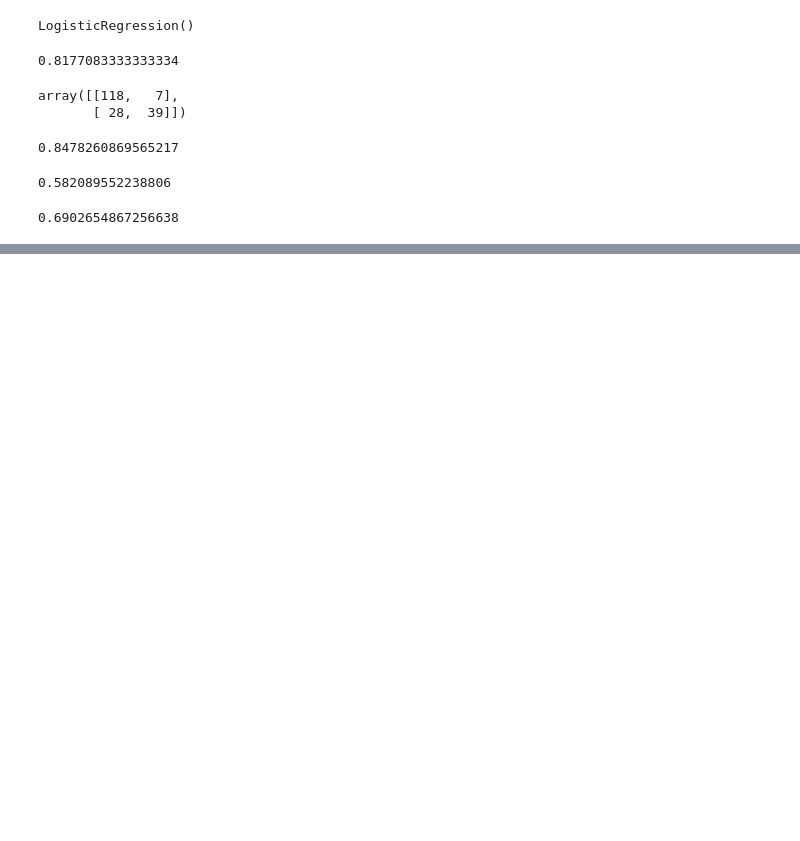
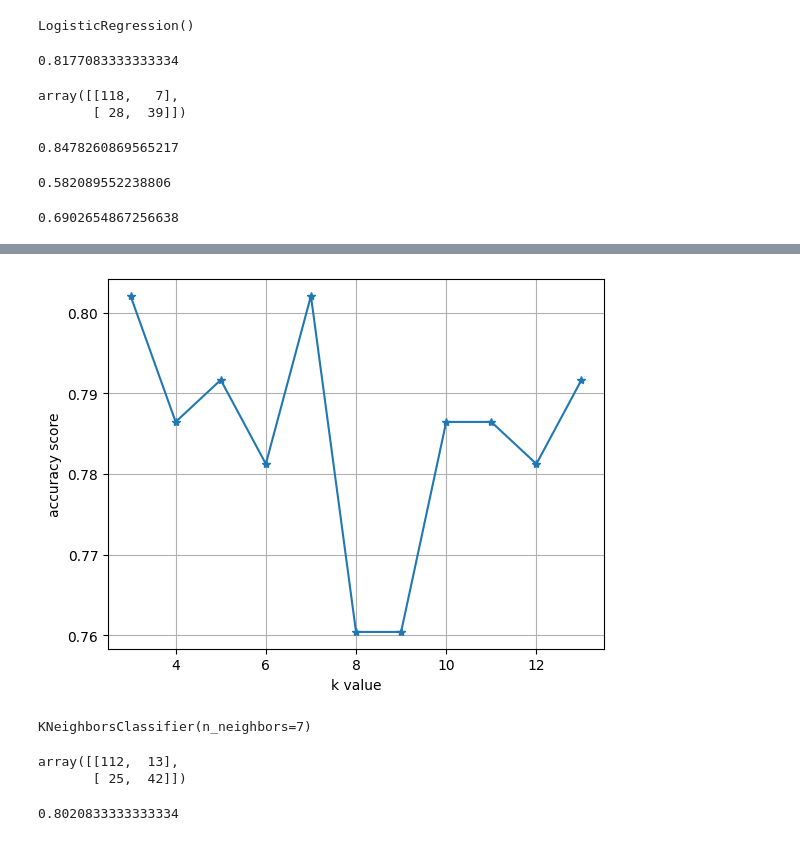
Before and after one commit to AngelB26/ICTAK, a Jupyter notebook: classification.ipynb, the cells around one changed output, grey strips where cells are left out. Cells and saved outputs as stored; diff of their text form; code cells hidden in the pictures; blank space fills up the shorter version.

```diff
--- a/classification.ipynb
+++ b/classification.ipynb
@@ -180,0 +129,10 @@ f1_score(y_test,y_pred)
+# %%
+metric_k=[]#empty list created
+neighbors=np.arange(3,14)
+
+for k in neighbors:
+  classifier=KNeighborsClassifier(n_neighbors=k,metric='minkowski',p=2)#p=1 manhattan,p=2 euclidean based
+  classifier.fit(x_train,y_train)
+  y_pred_knn=classifier.predict(x_test)
+  acc=accuracy_score(y_test,y_pred_knn)
+  metric_k.append(acc)
@@ -180,0 +153,8 @@ f1_score(y_test,y_pred)
+# %%
+plt.plot(neighbors,metric_k,'*-')
+plt.xlabel('k value')
+plt.ylabel('accuracy score')
+plt.grid()
+plt.show()
+# %% [output]
+[figure, added]
@@ -180,0 +163,5 @@ f1_score(y_test,y_pred)
+# %%
+classifier=KNeighborsClassifier(n_neighbors=7,metric='minkowski',p=2)#p=1 manhattan,p=2 euclidean based
+classifier.fit(x_train,y_train)
+# %% [output]
+KNeighborsClassifier(n_neighbors=7)
@@ -180,0 +170,9 @@ f1_score(y_test,y_pred)
+# %%
+confusion_matrix(y_test,y_pred_knn)
+# %% [output]
+array([[112,  13],
+       [ 25,  42]])
+# %%
+accuracy_score(y_test,y_pred_knn)
+# %% [output]
+0.8020833333333334
```
Also changed, not shown: parts of 25 cells of this notebook.
